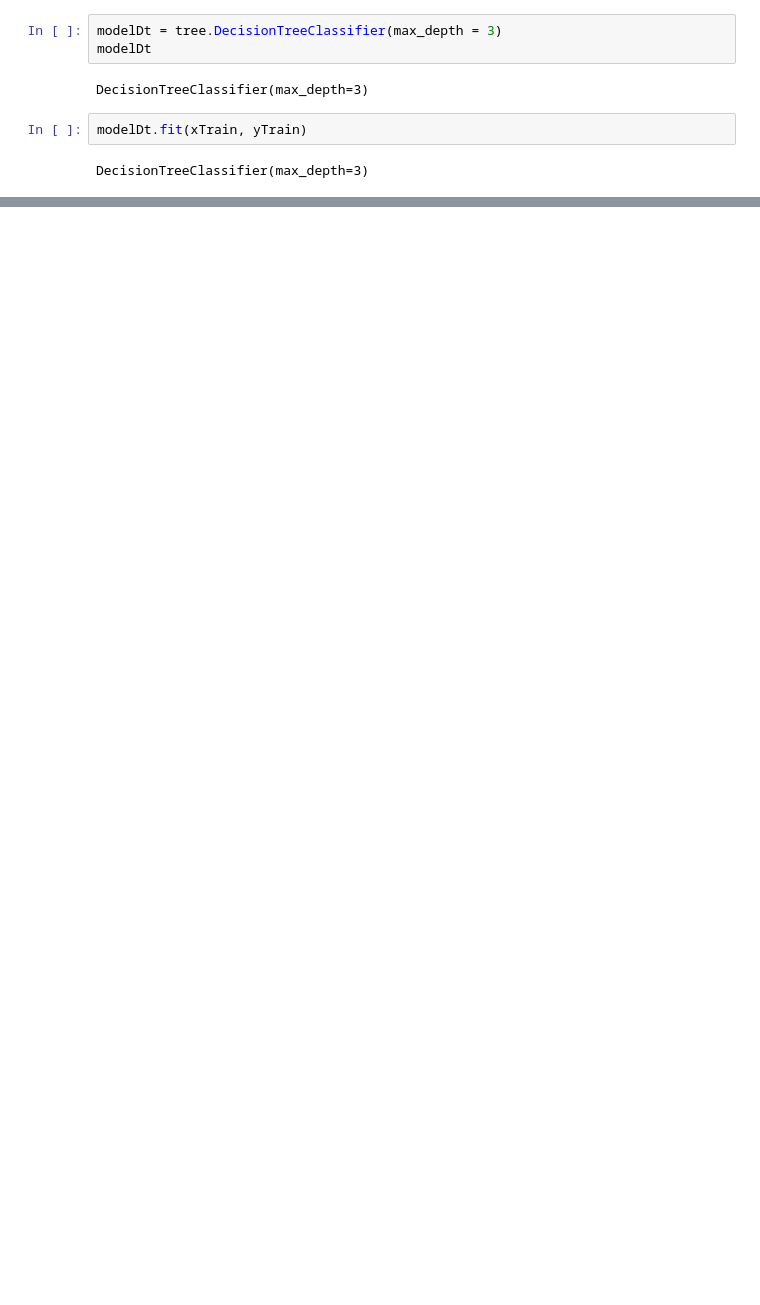
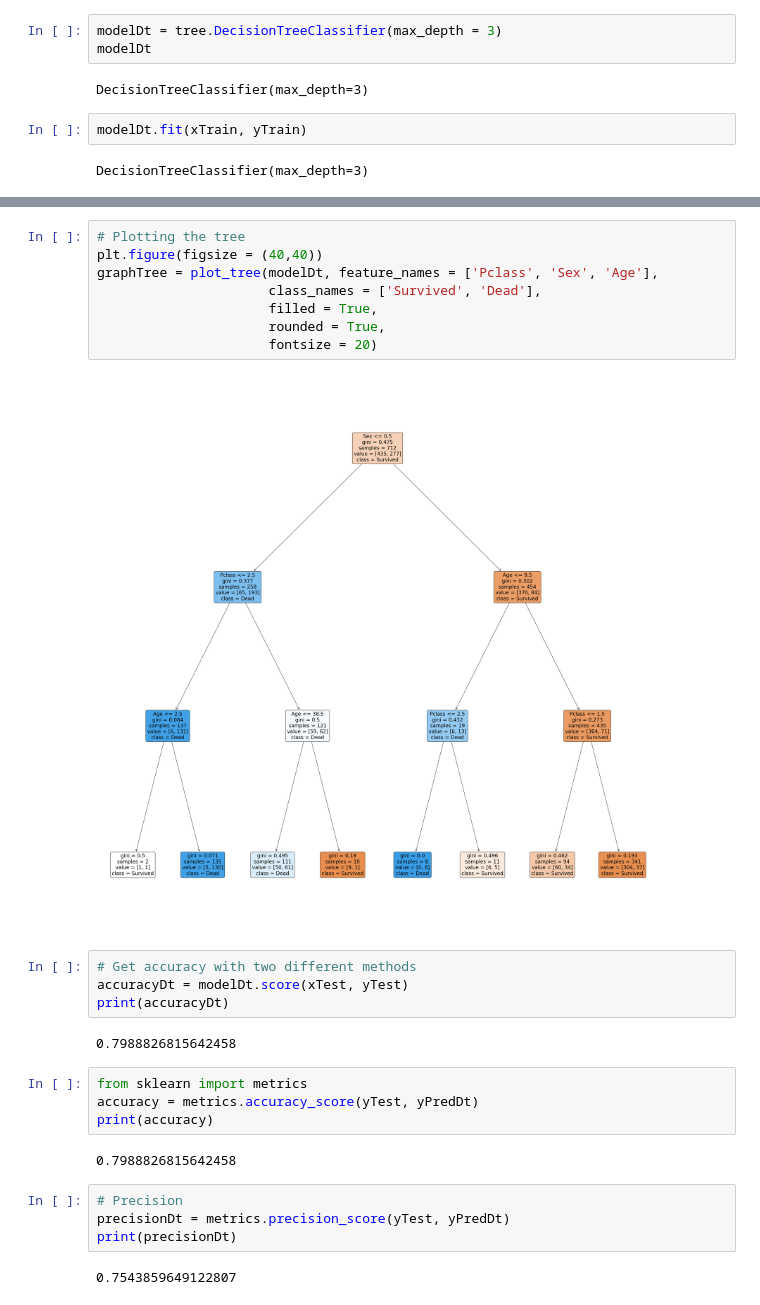
Before and after one commit to RyBres/Intro-ML-AI, a Jupyter notebook: notebooks/titanicDecisionTree.ipynb, the cells around one changed output, grey strips where cells are left out. Drawn from its saved outputs; the diff is of its cells as text; blank space fills up the shorter version.

```diff
--- a/notebooks/titanicDecisionTree.ipynb
+++ b/notebooks/titanicDecisionTree.ipynb
@@ -139,0 +189,28 @@ DecisionTreeClassifier(max_depth=3)
+# %%
+# Plotting the tree
+plt.figure(figsize = (40,40))
+graphTree = plot_tree(modelDt, feature_names = ['Pclass', 'Sex', 'Age'],
+                      class_names = ['Survived', 'Dead'],
+                      filled = True,
+                      rounded = True,
+                      fontsize = 20)
+# %% [output]
+[figure, added]
+# %%
+# Get accuracy with two different methods
+accuracyDt = modelDt.score(xTest, yTest)
+print(accuracyDt)
+# %% [output]
+0.7988826815642458
+# %%
+from sklearn import metrics
+accuracy = metrics.accuracy_score(yTest, yPredDt)
+print(accuracy)
+# %% [output]
+0.7988826815642458
+# %%
+# Precision
+precisionDt = metrics.precision_score(yTest, yPredDt)
+print(precisionDt)
+# %% [output]
+0.7543859649122807
```
Also changed, not shown: parts of 55 cells of this notebook.
